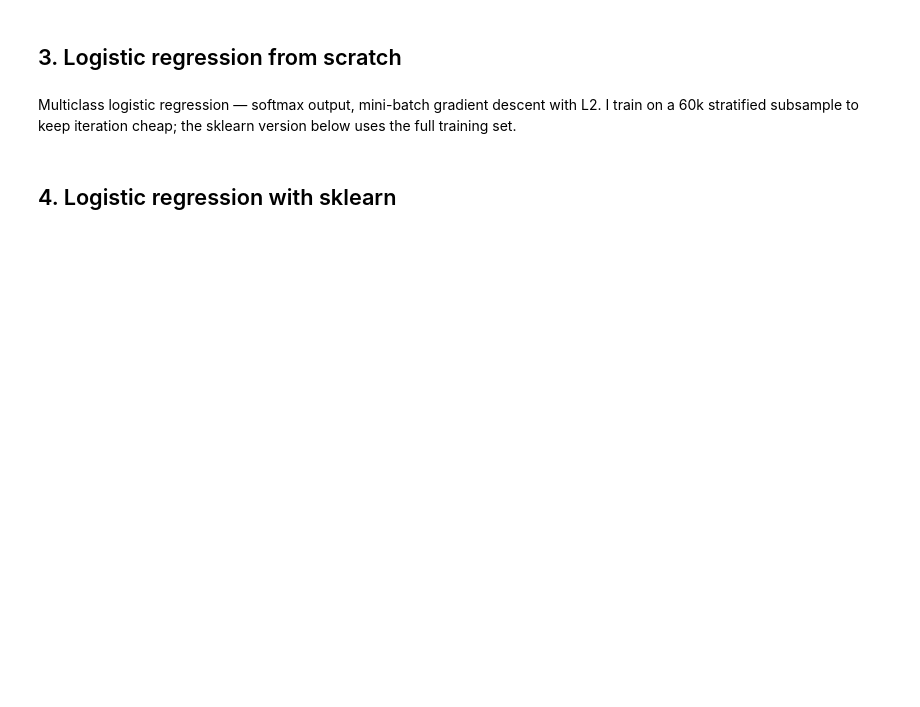
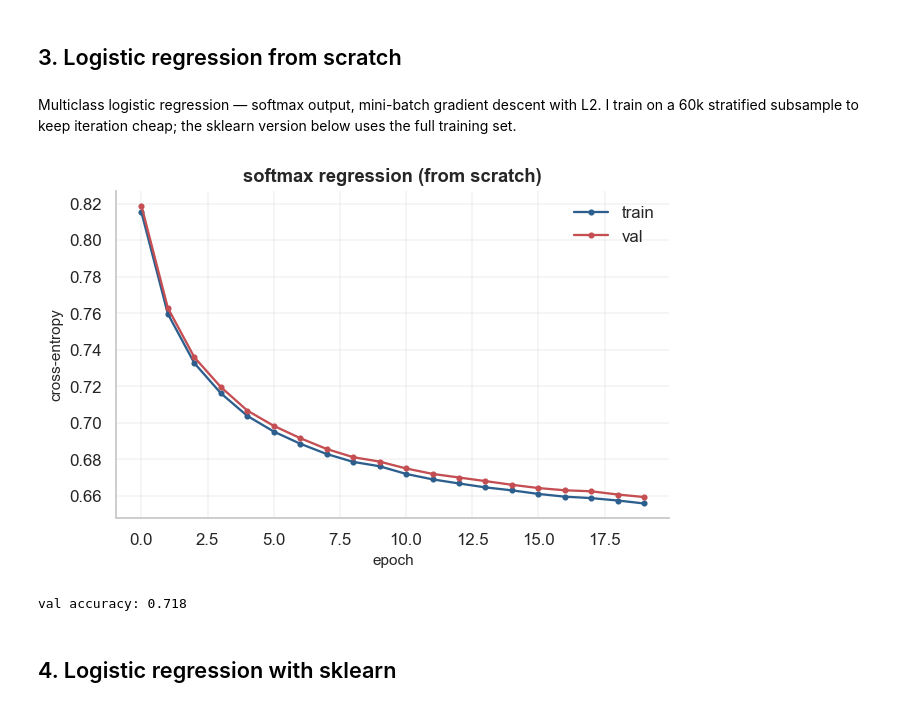
Before and after one commit to Ahmad-Jaradat-Space/forest-cover-type, a Jupyter notebook: notebook.ipynb, the cells around one changed output. Cells and saved outputs as stored; diff of their text form; code cells hidden in the pictures; blank space fills up the shorter version.

```diff
--- a/notebook.ipynb
+++ b/notebook.ipynb
@@ -65,15 +76,19 @@ Multiclass logistic regression — softmax output, mini-batch gradient descent w
 # %%
 rng = np.random.default_rng(0)
 sub = rng.choice(len(X_train), 60_000, replace=False)
 Xs, ys = X_train[sub], y_train[sub]
 
 clf_scratch = models.SoftmaxRegression(
     n_classes=7, lr=0.2, l2=1e-4, epochs=20, batch=512, seed=0
 ).fit(Xs, ys, X_val, y_val)
 
 plots.loss_curve(clf_scratch.history, "softmax regression (from scratch)")
+plt.tight_layout()
 plt.show()
 print(f"val accuracy: {(clf_scratch.predict(X_val) == y_val).mean():.3f}")
+# %% [output]
+[figure, added]
+val accuracy: 0.718
 # %% [markdown]
 ## 4. Logistic regression with sklearn
 # %%
```
Also changed, not shown: parts of 19 cells of this notebook, 1 other file.
